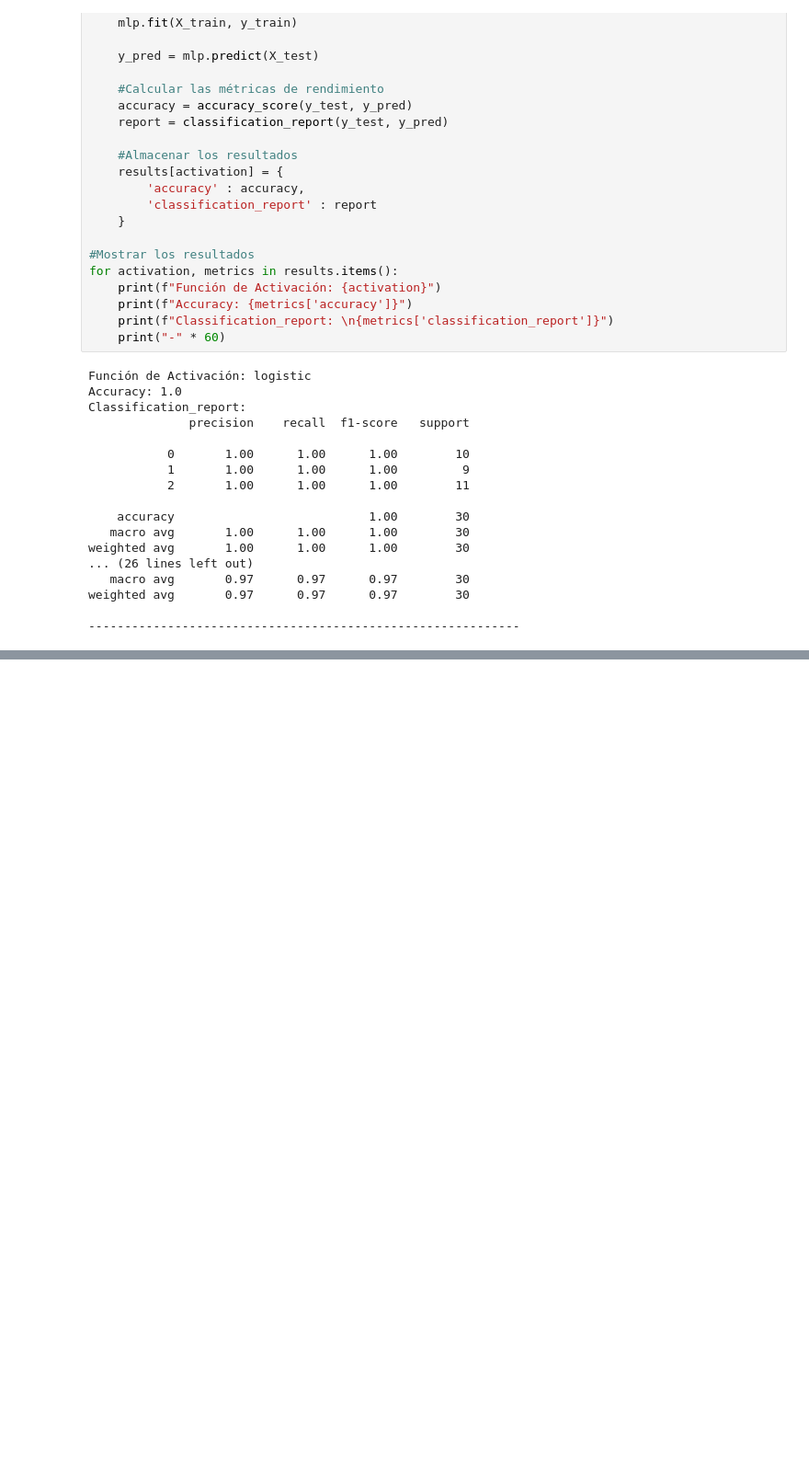
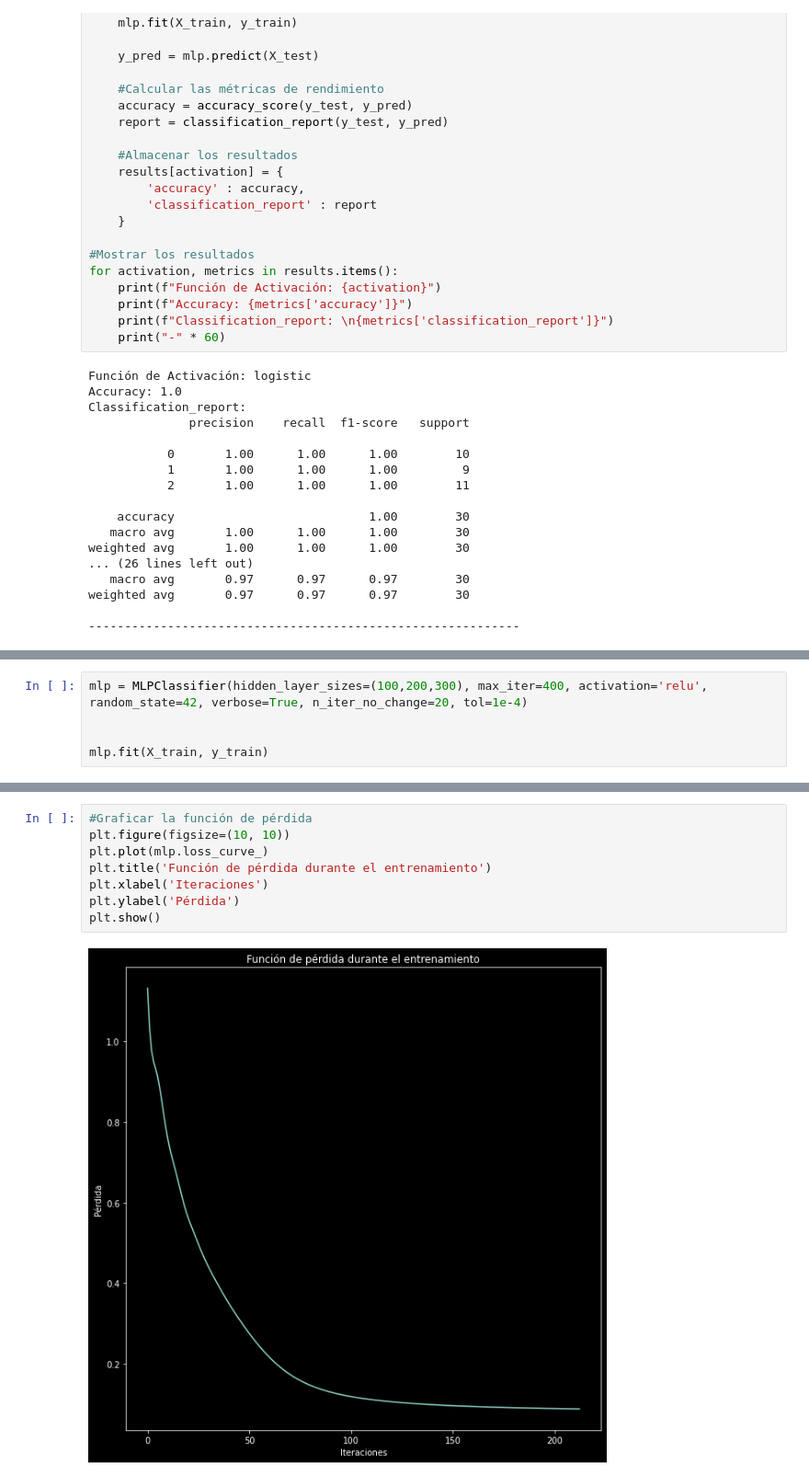
Before and after one commit to alvarezleonardo/Data-Science, a Jupyter notebook: 06-fundamentos-de-redes-neuronales/notebooks/OD_RN1_ESP_M03_S10_Recurso Descargable - MLPClassifier.ipynb, the cells around one changed output, grey strips where cells are left out. Shown at 92% size. Drawn from its saved outputs; the diff is of its cells as text; blank space fills up the shorter version.

```diff
--- a/06-fundamentos-de-redes-neuronales/notebooks/OD_RN1_ESP_M03_S10_Recurso Descargable - MLPClassifier.ipynb
+++ b/06-fundamentos-de-redes-neuronales/notebooks/OD_RN1_ESP_M03_S10_Recurso Descargable - MLPClassifier.ipynb
@@ -214,0 +300,5 @@ weighted avg       0.97      0.97      0.97        30
+# %%
+mlp = MLPClassifier(hidden_layer_sizes=(100,200,300), max_iter=400, activation='relu', random_state=42, verbose=True, n_iter_no_change=20, tol=1e-4)
+
+
+mlp.fit(X_train, y_train)
@@ -214,0 +329,10 @@ weighted avg       0.97      0.97      0.97        30
+# %%
+#Graficar la función de pérdida
+plt.figure(figsize=(10, 10))
+plt.plot(mlp.loss_curve_)
+plt.title('Función de pérdida durante el entrenamiento')
+plt.xlabel('Iteraciones')
+plt.ylabel('Pérdida')
+plt.show()
+# %% [output]
+[figure, added]
```
Also changed, not shown: parts of 36 cells of this notebook.
